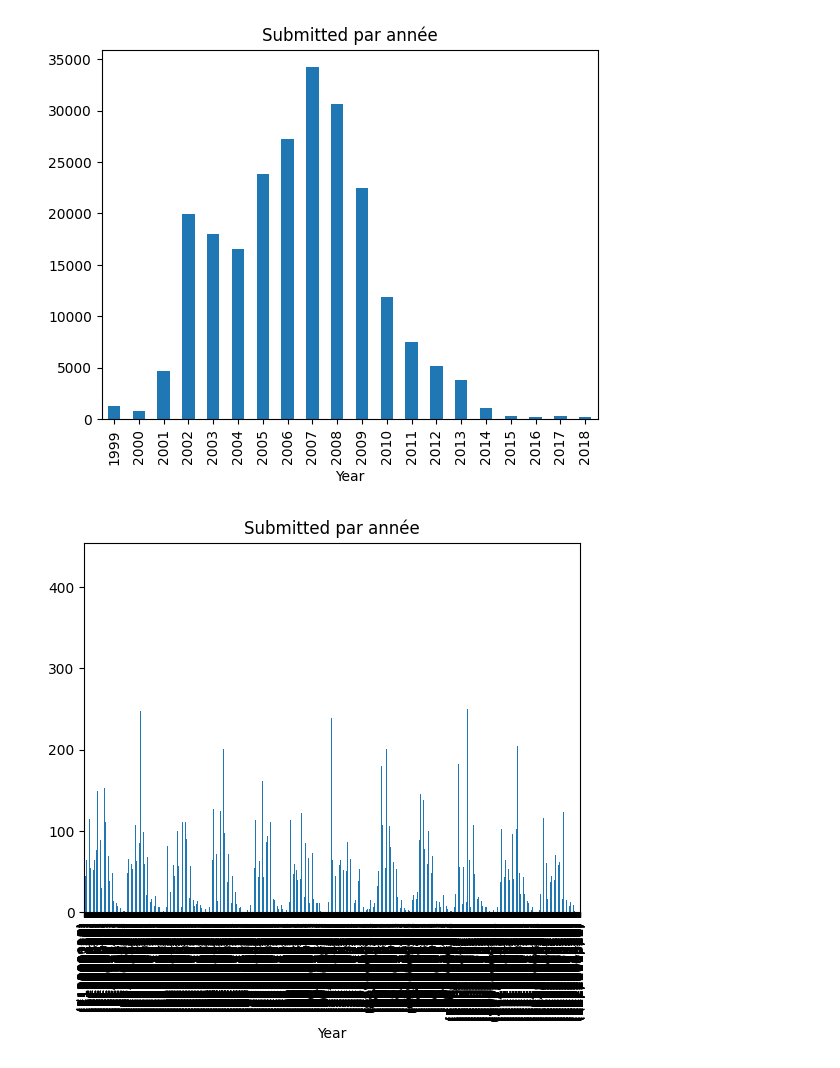
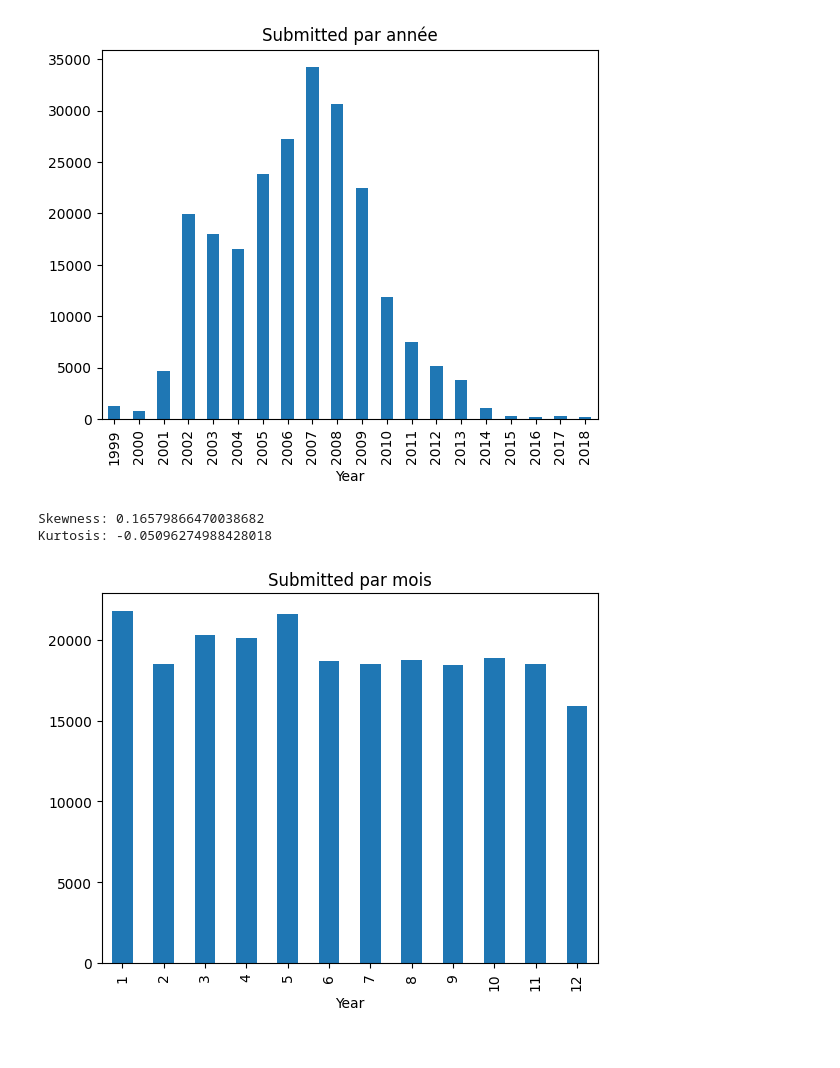
Before and after one commit to amaldre/projet_Kit_Big_Data, a Jupyter notebook: data_processing/eda__features_mode.ipynb, the cells around one changed output. Saved outputs shown, nothing was run; the diff lists cells and outputs as text; code cells hidden in the pictures.

```diff
--- a/data_processing/eda__features_mode.ipynb
+++ b/data_processing/eda__features_mode.ipynb
@@ -121,0 +147,4 @@ Nombre de valeurs manquantes : 4980
+# %%
+df_g['description'] = df_g['description'].fillna(df_g['name'])
+
+print("Nombre de valeurs manquantes :", df_g.isna().sum().sum())
@@ -121,0 +160,4 @@ Nombre de valeurs manquantes : 4980
+# %%
+df_g = df_g.dropna(subset=['name'])
+
+print("Nombre de valeurs manquantes :", df_g.isna().sum().sum())
@@ -534,15 +578,24 @@ plt.xlabel('Year')
 plt.show()
 # %% [output]
 [figure]
+# %%
+skewness_years = scipy.stats.skew(df_g['year'])
+kurt_years = scipy.stats.kurtosis(df_g['year'])
+
+print(f'Skewness: {skewness_years}')
+print(f'Kurtosis: {kurt_years}')
+# %% [output]
+Skewness: 0.16579866470038682
+Kurtosis: -0.05096274988428018
 # %%
 
-submissions_per_month = df_g[['month','year','day']].value_counts().sort_index()
+submissions_per_month = df_g['month'].value_counts().sort_index()
 
-submissions_per_month.plot(kind='bar', title='Submitted par année')
+submissions_per_month.plot(kind='bar', title='Submitted par mois')
 plt.xlabel('Year')
 plt.show()
 # %% [output]
-[figure, old version]
+[figure, new version]
 # %%
 
 submissions_per_day = df_g['day'].value_counts().sort_index()
```
Also changed, not shown: parts of 28 cells of this notebook.
